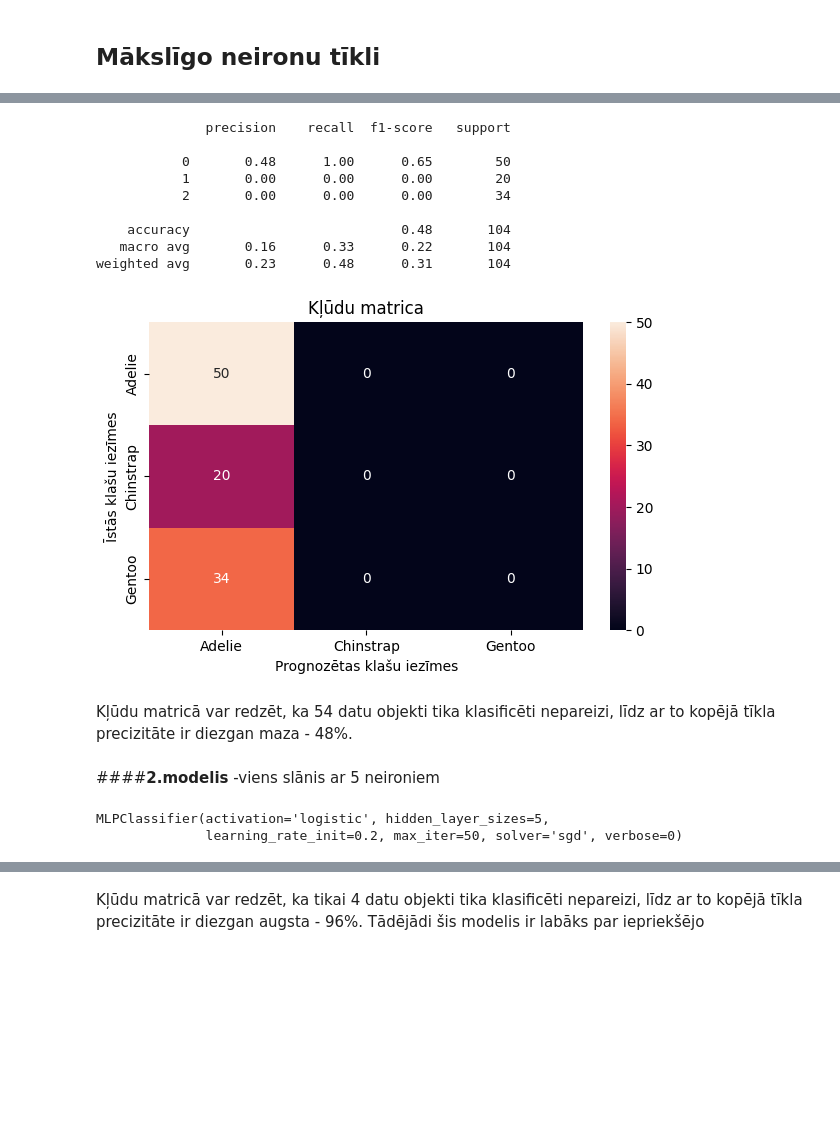
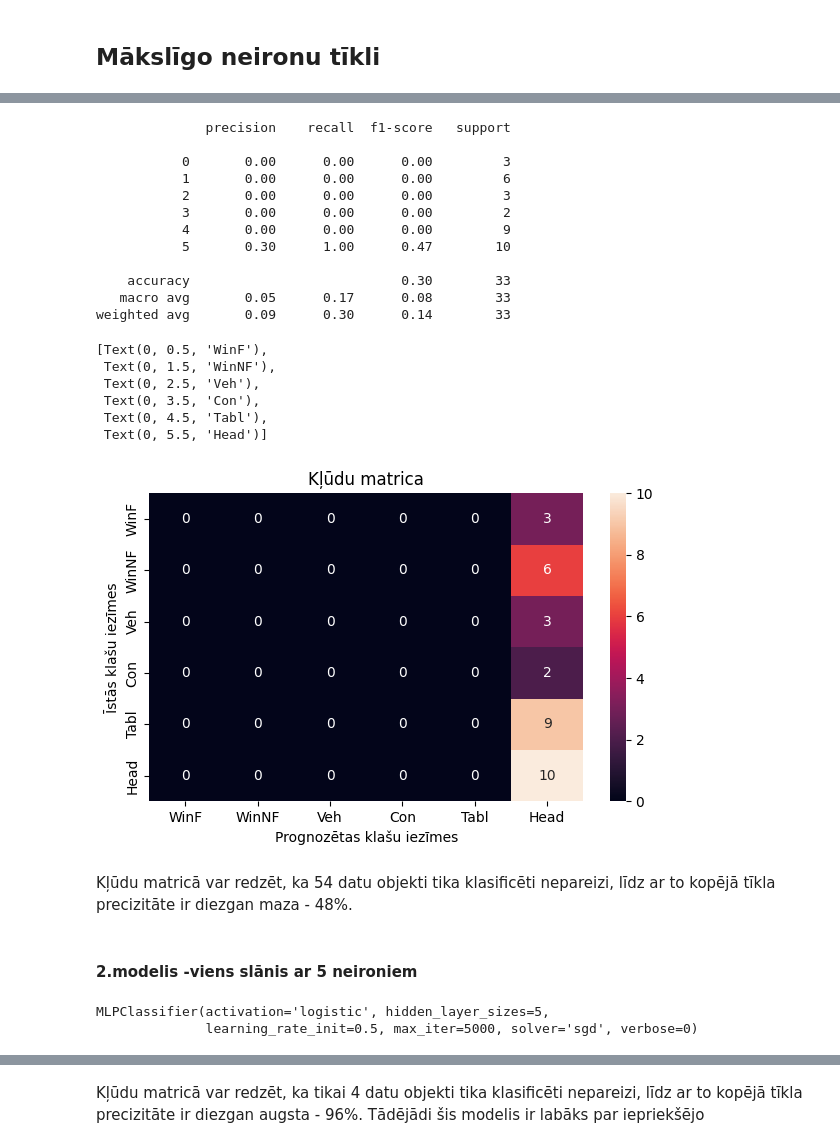
Before and after one commit to ShpionLV/46_Kode, a Jupyter notebook: 46_Kods.ipynb, the cells around one changed output, grey strips where cells are left out. Saved outputs shown, nothing was run; the diff lists cells and outputs as text; code cells hidden in the pictures; blank space fills up the shorter version.

```diff
--- a/46_Kods.ipynb
+++ b/46_Kods.ipynb
@@ -369,10 +369,10 @@ Dendrogram = shc.dendrogram(
 # bibliotēkas ielāde datu sadalīšanai apmācības un testa datu kopās
 from sklearn.model_selection import train_test_split
 
-# atsevišķajā mainīgajā saglabājam datu objektu izeju vērtības, t.i. "pingvīnu sugas"
+# atsevišķajā mainīgajā saglabājam datu objektu izeju vērtības, t.i. klasteru numurus
 izejas = darba_datu_kopa["type_code"]
-# uzdodam datu objektu proporciju, kuri veidos apmācības datu kopu (70%)
-apmacibas_datu_proporcija = 0.7
+# uzdodam datu objektu proporciju, kuri veidos apmācības datu kopu (80%) TODO: parbaudīt
+apmacibas_datu_proporcija = 0.85
 # tiek veikta datu kopas sadalīšana testa un apmācības kopā, izmantojot nejaušu sadalījumu ar attecību 70:30
 X_apmacibas, X_testa, y_apmacibas, y_testa = train_test_split(
     darba_datu_kopa_klasterizacijai_8_pazimes,
@@ -422,58 +423,68 @@ MLPClassifier(activation='logistic', hidden_layer_sizes=(100, 100),
 # %%
 # bibliotēku pievienošana algoritma veikuma novērtēšanai un izvadei
 from sklearn.metrics import (
     classification_report,
     confusion_matrix,
     ConfusionMatrixDisplay,
 )
 import pylab as pltb
 
 # izmantojam apmācīto modeli ar testa kopu, lai iegūtu prognozes
 y_prognoze = neironu_tikla_modelis.predict(X_testa)
 # izvadām modeļa veikuma novērtējuma metrikas
 print(classification_report(y_testa, y_prognoze, zero_division=0))
 # veidojam kļūdu matricu
 kludu_matrica = confusion_matrix(y_testa, y_prognoze)
 # izvadām kļūdu matricu
 fig, ax = pltb.subplots(figsize=(7, 4))
 sns.heatmap(kludu_matrica, annot=True, fmt="g", ax=ax)
 ax.set_xlabel("Prognozētas klašu iezīmes")
 ax.set_ylabel("Īstās klašu iezīmes")
 ax.set_title("Kļūdu matrica")
-ax.xaxis.set_ticklabels(datu_kopa["species"].unique())
-ax.yaxis.set_ticklabels(datu_kopa["species"].unique())
+ax.xaxis.set_ticklabels(datu_kopa["type"].unique())
+ax.yaxis.set_ticklabels(datu_kopa["type"].unique())
 # %% [output]
               precision    recall  f1-score   support
 
-           0       0.48      1.00      0.65        50
-           1       0.00      0.00      0.00        20
-           2       0.00      0.00      0.00        34
+           0       0.00      0.00      0.00         3
+           1       0.00      0.00      0.00         6
+           2       0.00      0.00      0.00         3
+           3       0.00      0.00      0.00         2
+           4       0.00      0.00      0.00         9
+           5       0.30      1.00      0.47        10
 
-    accuracy                           0.48       104
-   macro avg       0.16      0.33      0.22       104
-weighted avg       0.23      0.48      0.31       104
+    accuracy                           0.30        33
+   macro avg       0.05      0.17      0.08        33
+weighted avg       0.09      0.30      0.14        33
+[Text(0, 0.5, 'WinF'),
+ Text(0, 1.5, 'WinNF'),
+ Text(0, 2.5, 'Veh'),
+ Text(0, 3.5, 'Con'),
+ Text(0, 4.5, 'Tabl'),
+ Text(0, 5.5, 'Head')]
-[figure, old version]
+[figure, new version]
 # %% [markdown]
 Kļūdu matricā var redzēt, ka 54 datu objekti tika klasificēti nepareizi, līdz ar to kopējā tīkla precizitāte ir diezgan maza - 48%.
 # %% [markdown]
-####**2.modelis** -viens slānis ar 5 neironiem
+#### **2.modelis** -viens slānis ar 5 neironiem
 # %%
 # izveidojam mākslīgo neironu tīkla modeli ar 5 neironiem vienā slēptajā slānī
-# Tiek uzdoti šādi parametri: maksimālais apmācības iterāciju skaits ir 50, aktivizācijas funkcija ir loģistiskā,
+# Tiek uzdoti šādi parametri: maksimālais apmācības iterāciju skaits ir 5000, aktivizācijas funkcija ir loģistiskā,
 # svaru piemeklēšanas metode ir stohastiskais gradienta krītums, mācīšanās ātrums 0.2 un bez apmācības iterāciju izvades
 neironu_tikla_modelis_1_slanis = MLPClassifier(
     hidden_layer_sizes=(5),
-    max_iter=50,
+    max_iter=5000,
     activation="logistic",
     solver="sgd",
-    learning_rate_init=0.2,
+    learning_rate_init=0.5,
     verbose=0,
 )
+# TODO shift some numbers for better results
 # izveidotajam modelim tiek padotas apmācības datu kopas pazīmju vērtības un īstās izejas
 neironu_tikla_modelis_1_slanis.fit(X_apmacibas, y_apmacibas)
 # %% [output]
 MLPClassifier(activation='logistic', hidden_layer_sizes=5,
-              learning_rate_init=0.2, max_iter=50, solver='sgd', verbose=0)
+              learning_rate_init=0.5, max_iter=5000, solver='sgd', verbose=0)
 # %%
 y_prognoze_1_slanis = neironu_tikla_modelis_1_slanis.predict(X_testa)
 print(classification_report(y_testa, y_prognoze_1_slanis, zero_division=0))
```
Also changed, not shown: parts of 6 cells of this notebook.
